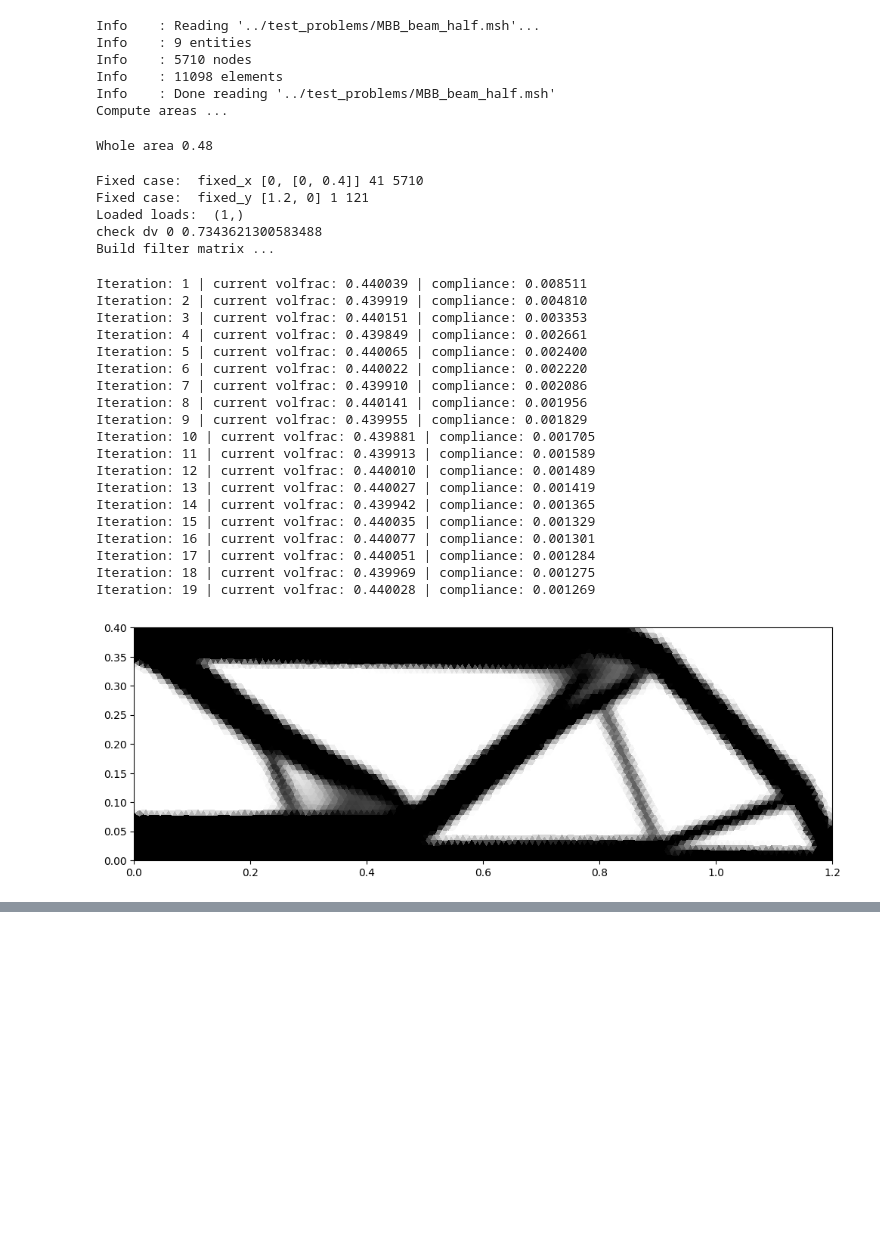
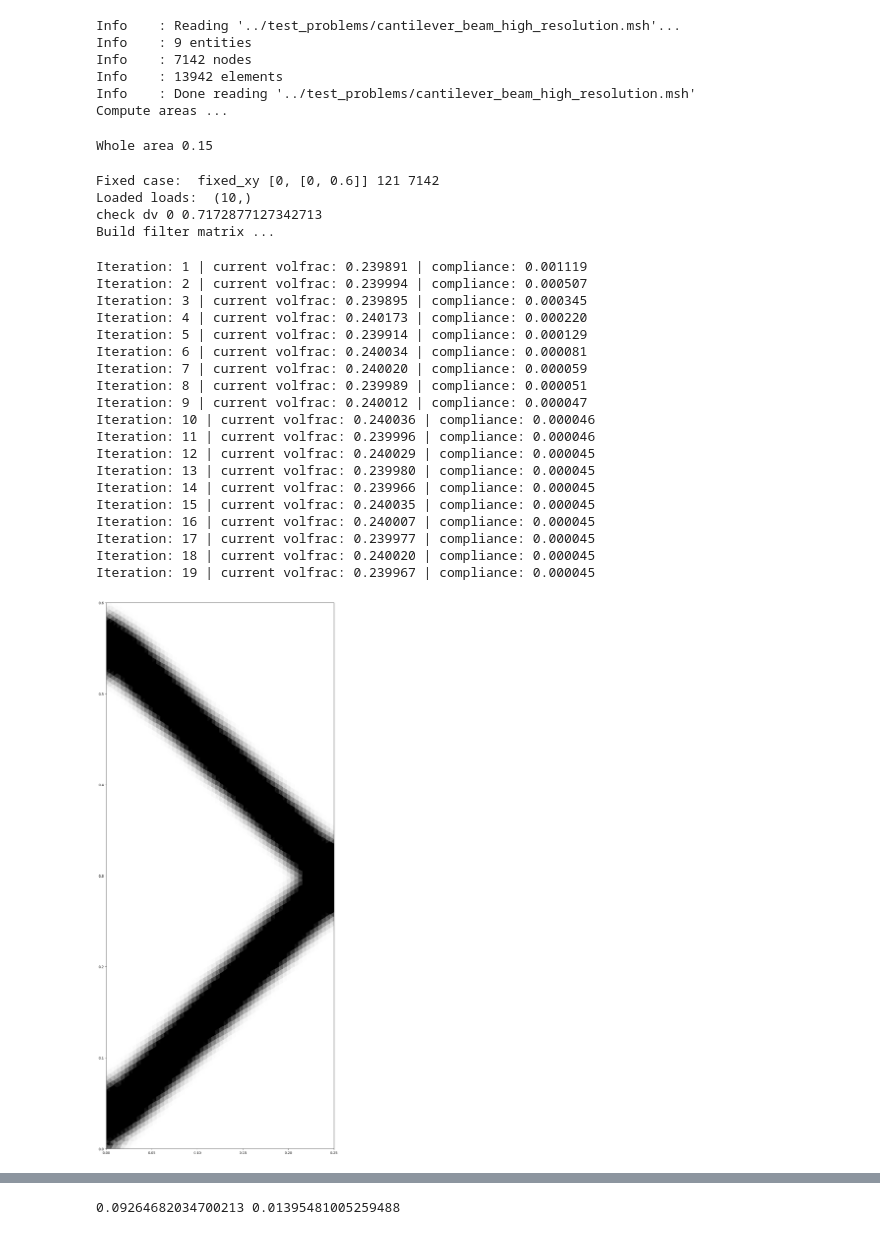
Before and after one commit to Alexander19970212/NHSDF-TOp, a Jupyter notebook: NN_TopOpt/SIMP_examples.ipynb, the cells around one changed output, grey strips where cells are left out. Drawn from its saved outputs; the diff is of its cells as text; code cells hidden in the pictures; blank space fills up the shorter version.

```diff
--- a/NN_TopOpt/SIMP_examples.ipynb
+++ b/NN_TopOpt/SIMP_examples.ipynb
@@ -19,51 +19,51 @@ methods = {
 # %%
 experiment_dir = "../configs/NN_top_optimization/SIMP_basic"
 
 # select config
-config_name = "MBB_beam_half"
+# config_name = "MBB_beam_half"
 # config_name = "MBB_beam_half_hrez"
-# config_name = "Cant_beam"
+config_name = "Cant_beam"
 # config_name = "Cant_beam_distrL"
 # config_name = "Brecket"
 
 config_path = f"{experiment_dir}/{config_name}.yaml"
 
 with open(config_path, 'r') as file:
     config = yaml.safe_load(file)
 
 params = config['params']
 TopOptimizer = TopOptimizer2D(methods, params)
 TopOptimizer.optimize(plot_interval=20)
+TopOptimizer.print_metrics()
 # %% [output]
-Info    : Reading '../test_problems/MBB_beam_half.msh'...
+Info    : Reading '../test_problems/cantilever_beam_high_resolution.msh'...
 Info    : 9 entities
-Info    : 5710 nodes
-Info    : 11098 elements
-Info    : Done reading '../test_problems/MBB_beam_half.msh'
+Info    : 7142 nodes
+Info    : 13942 elements
+Info    : Done reading '../test_problems/cantilever_beam_high_resolution.msh'
 Compute areas ...
-Whole area 0.48
+Whole area 0.15
-Fixed case:  fixed_x [0, [0, 0.4]] 41 5710
-Fixed case:  fixed_y [1.2, 0] 1 121
-Loaded loads:  (1,)
-check dv 0 0.7343621300583488
+Fixed case:  fixed_xy [0, [0, 0.6]] 121 7142
+Loaded loads:  (10,)
+check dv 0 0.7172877127342713
 Build filter matrix ...
-Iteration: 1 | current volfrac: 0.440039 | compliance: 0.008511
-Iteration: 2 | current volfrac: 0.439919 | compliance: 0.004810
-Iteration: 3 | current volfrac: 0.440151 | compliance: 0.003353
-Iteration: 4 | current volfrac: 0.439849 | compliance: 0.002661
-Iteration: 5 | current volfrac: 0.440065 | compliance: 0.002400
-Iteration: 6 | current volfrac: 0.440022 | compliance: 0.002220
-Iteration: 7 | current volfrac: 0.439910 | compliance: 0.002086
-Iteration: 8 | current volfrac: 0.440141 | compliance: 0.001956
-Iteration: 9 | current volfrac: 0.439955 | compliance: 0.001829
-Iteration: 10 | current volfrac: 0.439881 | compliance: 0.001705
-Iteration: 11 | current volfrac: 0.439913 | compliance: 0.001589
-Iteration: 12 | current volfrac: 0.440010 | compliance: 0.001489
-Iteration: 13 | current volfrac: 0.440027 | compliance: 0.001419
-Iteration: 14 | current volfrac: 0.439942 | compliance: 0.001365
-Iteration: 15 | current volfrac: 0.440035 | compliance: 0.001329
-Iteration: 16 | current volfrac: 0.440077 | compliance: 0.001301
-Iteration: 17 | current volfrac: 0.440051 | compliance: 0.001284
-Iteration: 18 | current volfrac: 0.439969 | compliance: 0.001275
-Iteration: 19 | current volfrac: 0.440028 | compliance: 0.001269
+Iteration: 1 | current volfrac: 0.239891 | compliance: 0.001119
+Iteration: 2 | current volfrac: 0.239994 | compliance: 0.000507
+Iteration: 3 | current volfrac: 0.239895 | compliance: 0.000345
+Iteration: 4 | current volfrac: 0.240173 | compliance: 0.000220
+Iteration: 5 | current volfrac: 0.239914 | compliance: 0.000129
+Iteration: 6 | current volfrac: 0.240034 | compliance: 0.000081
+Iteration: 7 | current volfrac: 0.240020 | compliance: 0.000059
+Iteration: 8 | current volfrac: 0.239989 | compliance: 0.000051
+Iteration: 9 | current volfrac: 0.240012 | compliance: 0.000047
+Iteration: 10 | current volfrac: 0.240036 | compliance: 0.000046
+Iteration: 11 | current volfrac: 0.239996 | compliance: 0.000046
+Iteration: 12 | current volfrac: 0.240029 | compliance: 0.000045
+Iteration: 13 | current volfrac: 0.239980 | compliance: 0.000045
+Iteration: 14 | current volfrac: 0.239966 | compliance: 0.000045
+Iteration: 15 | current volfrac: 0.240035 | compliance: 0.000045
+Iteration: 16 | current volfrac: 0.240007 | compliance: 0.000045
+Iteration: 17 | current volfrac: 0.239977 | compliance: 0.000045
+Iteration: 18 | current volfrac: 0.240020 | compliance: 0.000045
+Iteration: 19 | current volfrac: 0.239967 | compliance: 0.000045
-[figure, old version]
+[figure, new version]
@@ -90,0 +91 @@ Iteration: 39 | current volfrac: 0.439984 | compliance: 0.001249
+0.09264682034700213 0.01395481005259488
```
Also changed, not shown: parts of 1 cell of this notebook, 19 other files.
